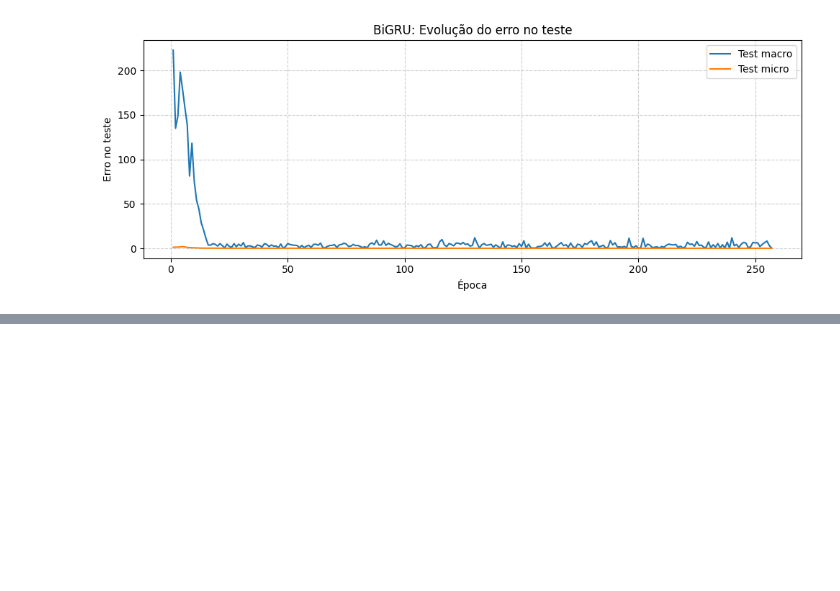
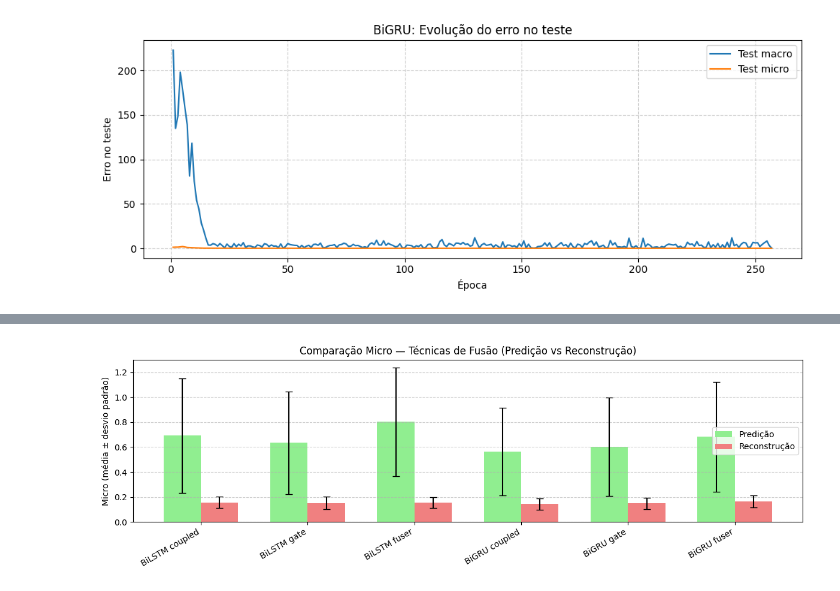
Before and after one commit to natmourajr/CPE727-2025-03, a Jupyter notebook: Seminarios/6 - RNN/rnn_fe.ipynb, the cells around one changed output, grey strips where cells are left out. Saved outputs shown, nothing was run; the diff lists cells and outputs as text; code cells hidden in the pictures; blank space fills up the shorter version.

```diff
--- a/Seminarios/6 - RNN/rnn_fe.ipynb
+++ b/Seminarios/6 - RNN/rnn_fe.ipynb
@@ -1298,0 +1412,71 @@ for model_name, path in model_files.items():
+# %%
+import matplotlib.pyplot as plt
+import pandas as pd
+import numpy as np
+
+# ==========================================
+# 1) DADOS — predicao vs reconstrução
+# (use aqui os valores que você montou)
+# ==========================================
+
+data_pred_f = {
+    "Modelo": ["BiLSTM coupled", "BiLSTM gate", "BiLSTM fuser",
+               "BiGRU coupled", "BiGRU gate", "BiGRU fuser"],
+    "Micro_Mean": [0.691889, 0.634657, 0.803179, 0.562412, 0.600952, 0.683089],
+    "Micro_STD":  [0.457896, 0.410853, 0.435066, 0.352101, 0.393474, 0.439493]
+}
+
+data_rec_f = {
+    "Modelo": ["BiLSTM coupled", "BiLSTM gate", "BiLSTM fuser",
+               "BiGRU coupled", "BiGRU gate", "BiGRU fuser"],
+    "Micro_Mean": [0.157202, 0.151124, 0.155546, 0.143323, 0.149022, 0.164282],
+    "Micro_STD":  [0.046100, 0.051199, 0.044382, 0.046893, 0.045092, 0.047398]
+}
+
+df_pred_f = pd.DataFrame(data_pred_f)
+df_rec_f = pd.DataFrame(data_rec_f)
+
+# ==========================================
+# 2) CONFIGURAÇÕES DO GRÁFICO
+# ==========================================
+
+x = np.arange(len(df_pred_f["Modelo"]))  # agora está definido ANTES
+width = 0.35
+
+# ==========================================
+# 3) GRÁFICO MICRO — Predição vs Reconstrução
+# ==========================================
+
+fig, ax = plt.subplots(figsize=(12, 4))
+
+ax.bar(
+    x - width/2,
+    df_pred_f["Micro_Mean"],
+    width,
+    yerr=df_pred_f["Micro_STD"],
+    label="Predição",
+    color="lightgreen",
+    capsize=4,
+)
+
+ax.bar(
+    x + width/2,
+    df_rec_f["Micro_Mean"],
+    width,
+    yerr=df_rec_f["Micro_STD"],
+    label="Reconstrução",
+    color="lightcoral",
+    capsize=4,
+)
+
+ax.set_ylabel("Micro (média ± desvio padrão)")
+ax.set_title("Comparação Micro — Técnicas de Fusão (Predição vs Reconstrução)")
+ax.set_xticks(x)
+ax.set_xticklabels(df_pred_f["Modelo"], rotation=30, ha="right")
+ax.legend()
+ax.grid(axis="y", linestyle="--", alpha=0.6)
+
+plt.tight_layout()
+plt.show()
+# %% [output]
+[figure, added]
```
Also changed, not shown: parts of 6 cells of this notebook, 50 other files.
